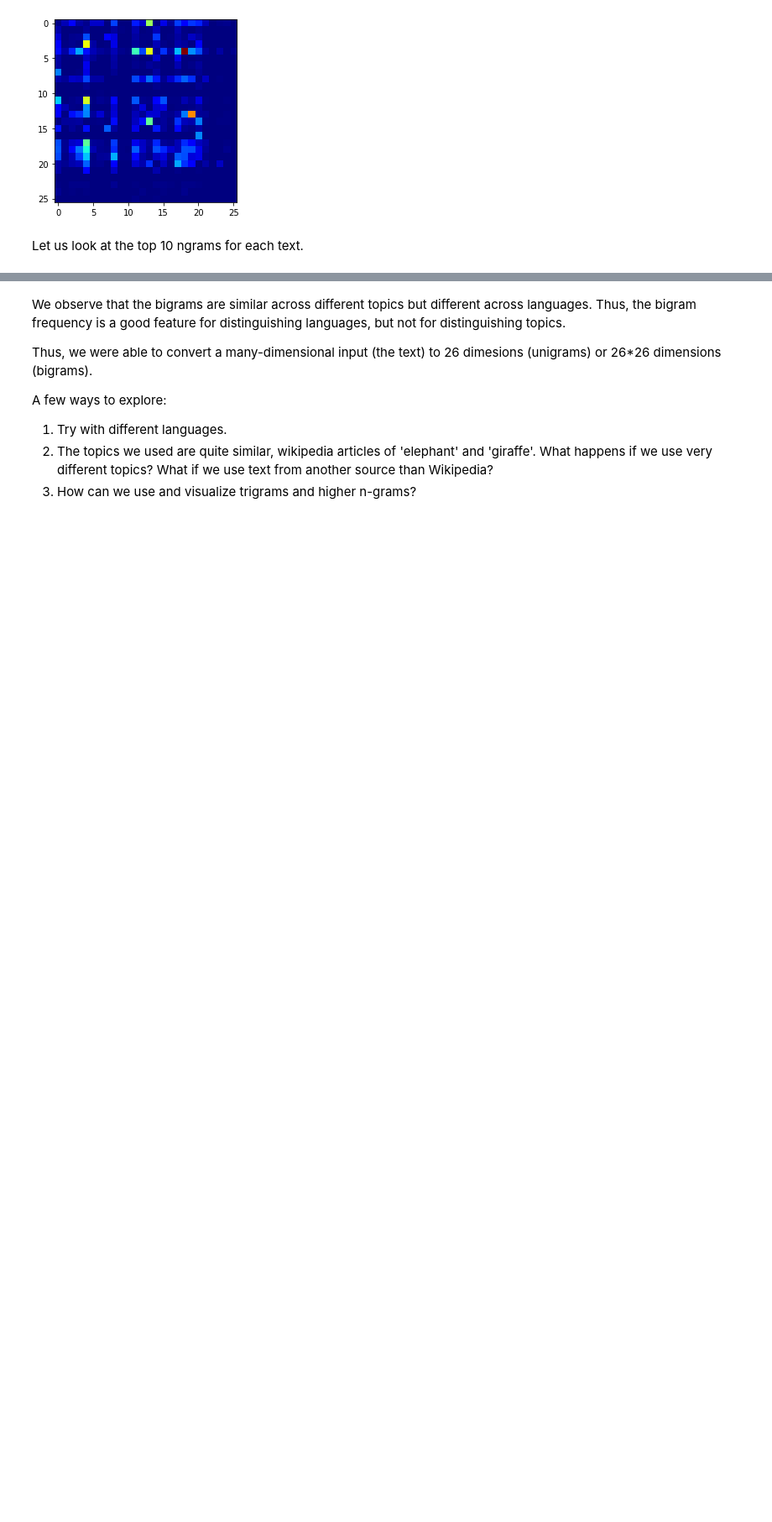
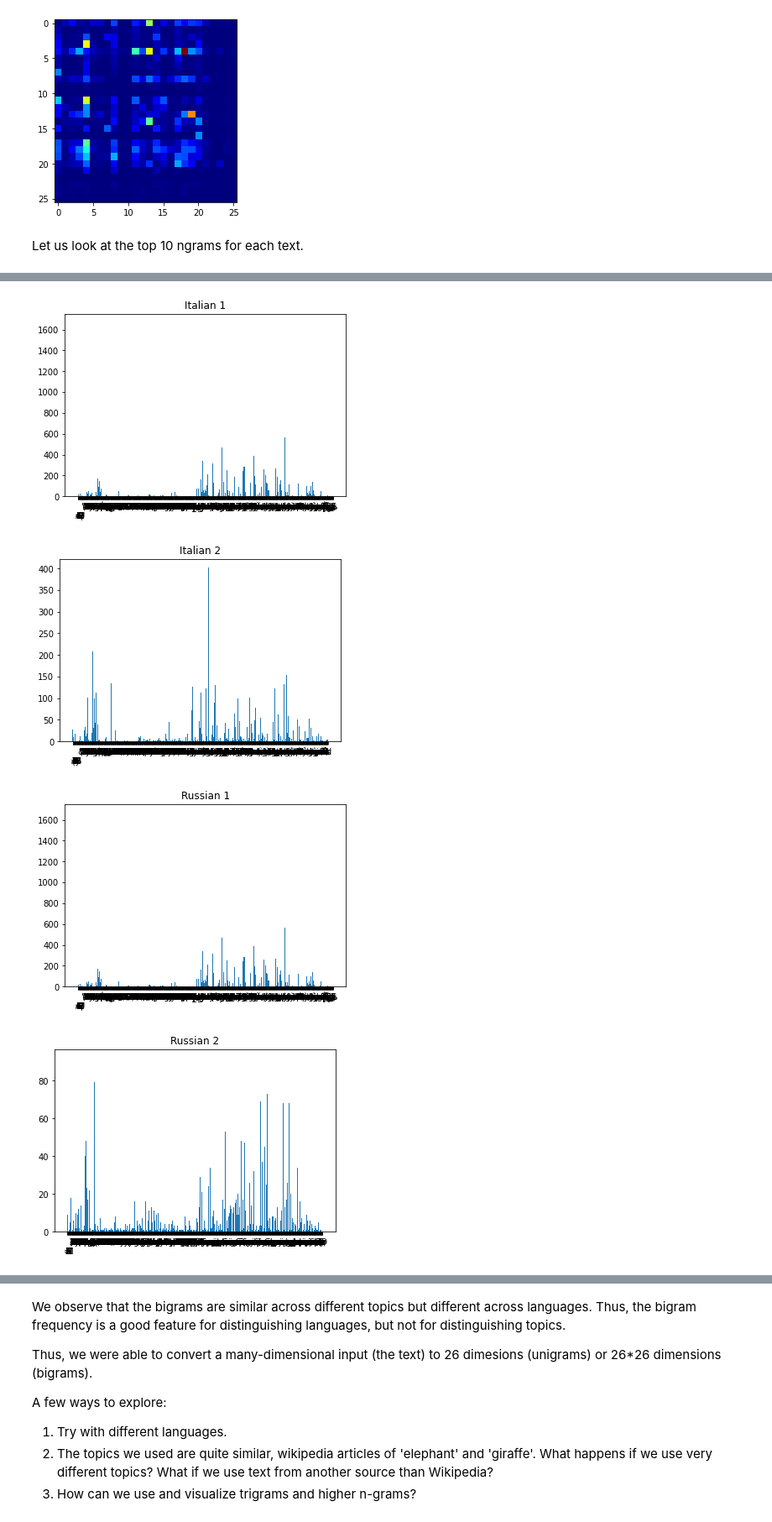
Before and after one commit to kanishq123/fmml2021, a Jupyter notebook: Lab1_Features.ipynb, the cells around one changed output, grey strips where cells are left out. Shown: that part at 84% size. Cells and saved outputs as stored; diff of their text form; code cells hidden in the pictures; blank space fills up the shorter version.

```diff
--- a/Lab1_Features.ipynb
+++ b/Lab1_Features.ipynb
@@ -217,3 +217,45 @@ English 1:
 ('r', 'e') : 477.0
 ('e', 'l') : 437.0
 ('s', 'e') : 390.0
+# %%
+trigram_it1 = Counter(ngrams(it1,2)) # trigrams
+plothistogram(trigram_it1)
+plt.title('Italian 1')
+plt.show()
+
+trigram_it2 = Counter(ngrams(it2,2))
+plothistogram(trigram_it2)
+plt.title('Italian 2')
+plt.show()
+
+trigram_ru1 = Counter(ngrams(ru1,2))
+plothistogram(trigram_it1)
+plt.title('Russian 1')
+plt.show()
+
+trigram_ru2 = Counter(ngrams(ru2,2))
+plothistogram(trigram_ru2)
+plt.title('Russian 2')
+plt.show()
+
+triit1 = plotbihistogram(trigram_it1)
+plt.show()
+triit2 = plotbihistogram(trigram_it2)
+
+triru1 = plotbihistogram(trigram_ru1)
+plt.show()
+triru2 = plotbihistogram(trigram_ru2)
+
+print('\nItalian 1:')
+ShowTopN(triit1)
+print('\nItalian 2:')
+ShowTopN(triit2)
+print('\nRussian 1:')
+ShowTopN(triru1)
+print('\nRussian 2:')
+ShowTopN(triru2)
+# %% [output]
+[figure, added]
+[figure, added]
+[figure, added]
+[figure, added]
```
Also changed, not shown: parts of 16 cells of this notebook.
